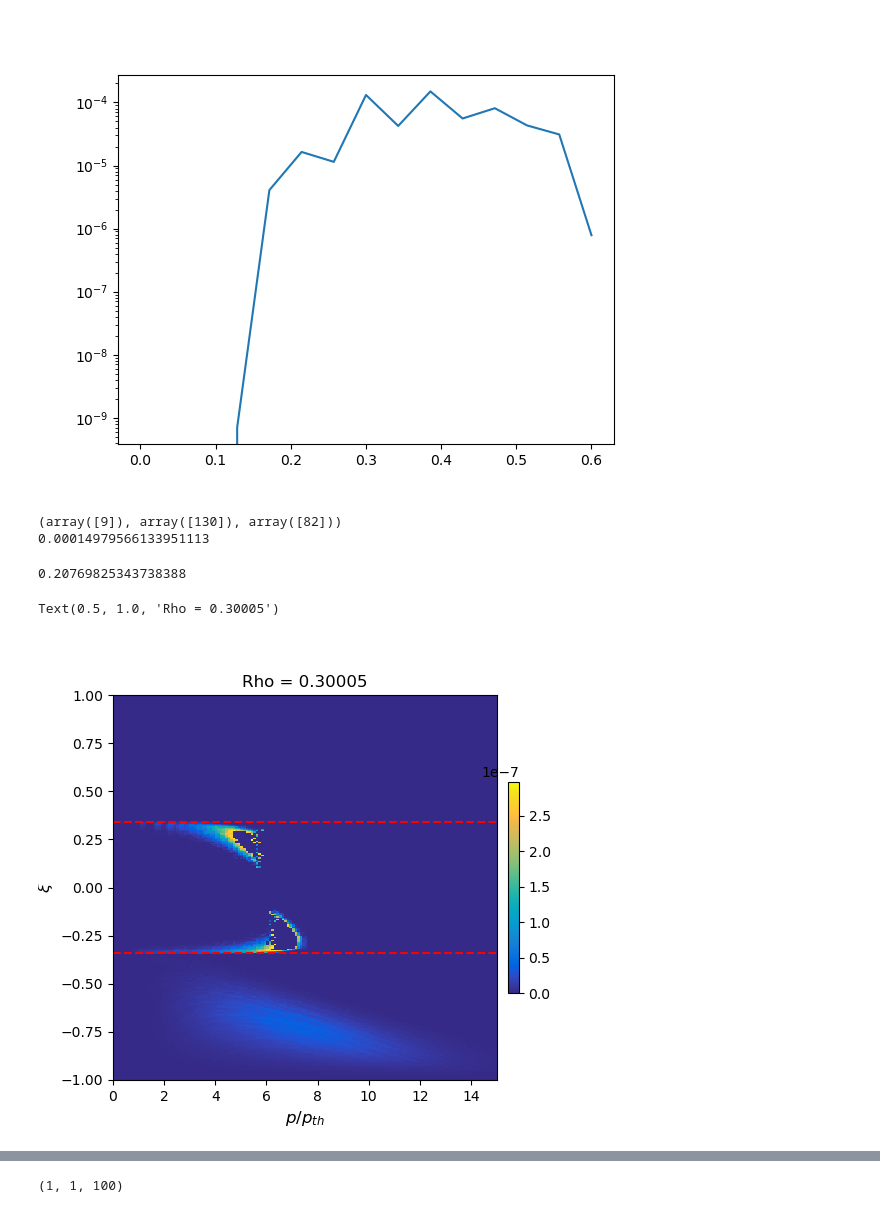
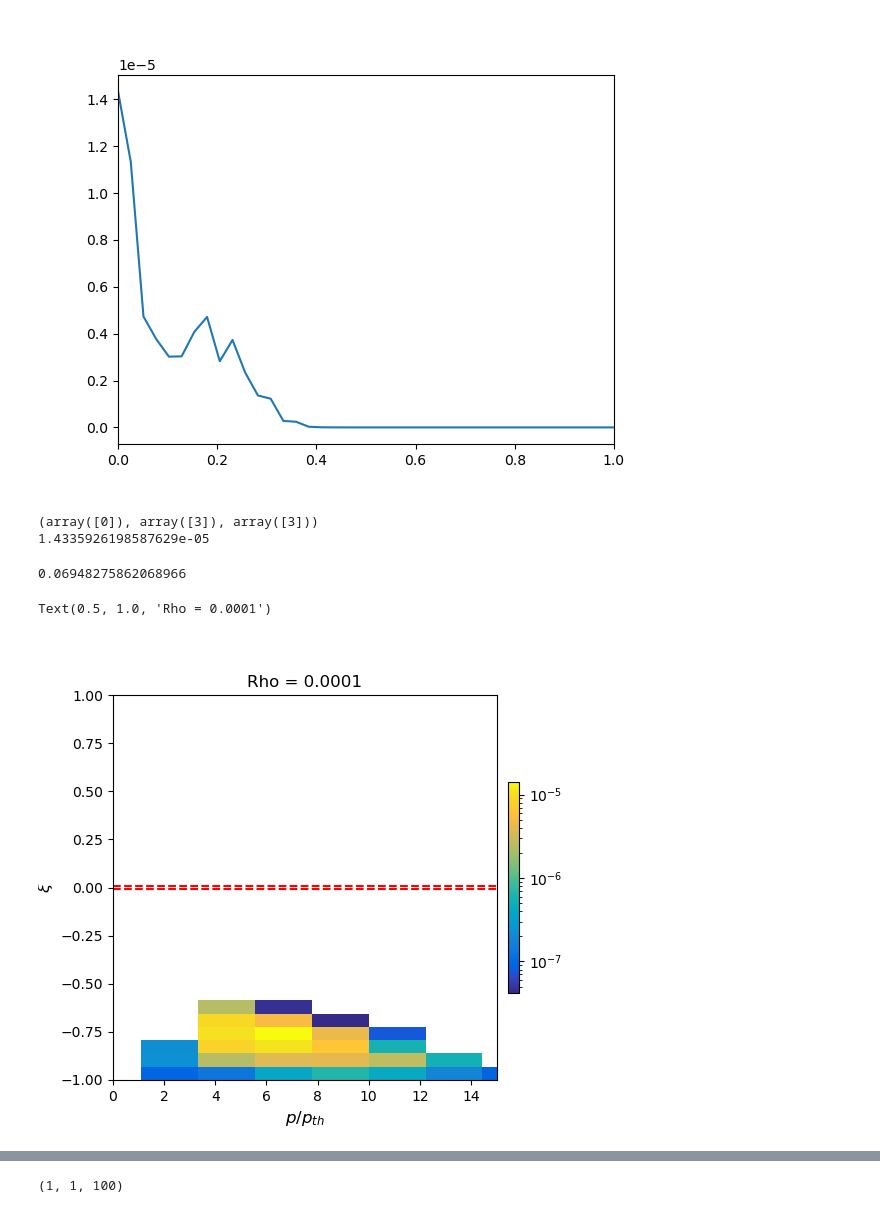
Before and after one commit to EwoutDevlaminck/WKBacca_QL, a Jupyter notebook: Analysis.ipynb, the cells around one changed output, grey strips where cells are left out. Cells and saved outputs as stored; diff of their text form; code cells hidden in the pictures.

Commit message:
Further work, nothing big changed. Added an ECRH case.

```diff
--- a/Analysis.ipynb
+++ b/Analysis.ipynb
@@ -58,8 +56,8 @@ cm_data = [[0.2081, 0.1663, 0.5292], [0.2116238095, 0.1897809524, 0.5776761905],
 parula_map = LinearSegmentedColormap.from_list('parula', cm_data)
 parula_map.set_under(cm_data[0])
 # %%
-filename = '/home/devlamin/Documents/WKBeam_related/WKBacca_QL/QL_bounce_TCV72644_test.h5'
-#filename = '/home/devlamin/Documents/WKBeam_related/Cases_ran_before/QL_bounce_TCV72644_test.h5'
+#filename = '/home/devlamin/Documents/WKBeam_related/WKBacca_QL/QL_bounce_TCV74302_test2.h5'
+filename = '/home/devlamin/Documents/WKBeam_related/WKBacca_QL/QL_bounce_TCV72644_test2.h5'
 #filename = '/home/devlamin/Documents/WKBeam_related/Cases_ran_before/QL_bounce_TCV74302_test.h5'
 #Had to move the file due to size limit
 # %%
@@ -90,7 +88,7 @@ Ppar, Pper = Pnorm*Ksi0, Pnorm*np.sqrt(1-Ksi0**2)
 
 PPAR = np.tile(Ppar, (len(psi), 1, 1))
 PPER = np.tile(Pper, (len(psi), 1, 1))
-KSI = np.tile(Ksi0, (len(psi), 1, 1))
+KSI0 = np.tile(Ksi0, (len(psi), 1, 1))
 
 RHO = np.tile(np.sqrt(psi.T), (len(p_norm), len(ksi0_h), 1)).T
 
@@ -100,5 +98,5 @@ print(QL_bounce_nofluct.shape)
 print(PPER.shape)
 print(PPAR.shape)
 print(RHO.shape)
-print(KSI.shape)
+print(KSI0.shape)
 # %% [output]
@@ -110,5 +108,5 @@ print(KSI.shape)
 # %%
-QL_bounce_nofluct = QL_bounce_nofluct*(1-KSI**2) # D_rf_pp, DKE 4.298
+QL_bounce_nofluct = QL_bounce_nofluct*(1-KSI0**2) # D_rf_pp, DKE 4.298
 # %%
 Ql_all = QL_bounce_nofluct.flatten()
 plt.figure()
@@ -121,20 +119,21 @@ plt.show()
 plt.figure()
 plt.plot(np.sqrt(psi),np.nanmax(QL_bounce_nofluct, axis=(1, 2)))
 
-plt.yscale('log')
+#plt.yscale('log')
+plt.xlim(0, 1)
 plt.show()
 # %% [output]
-[figure, old version]
+[figure, new version]
 # %%
 max_QL = np.nanmax(QL_bounce_nofluct)
 print(np.where(QL_bounce_nofluct == max_QL))
 QL_bounce_nofluct = np.where(np.isnan(QL_bounce_nofluct), 0, QL_bounce_nofluct)
-QL_bounce_nofluct = np.where(QL_bounce_nofluct > 3e-7, 0, QL_bounce_nofluct)
+#QL_bounce_nofluct = np.where(QL_bounce_nofluct > 4e-4, 0, QL_bounce_nofluct)
 
 print(max_QL)
 # %% [output]
-(array([9]), array([130]), array([82]))
-0.00014979566133951113
+(array([0]), array([3]), array([3]))
+1.4335926198587629e-05
 # %%
 Lowerbound = 1e-12
 QL_present_nofluct = QL_bounce_nofluct[QL_bounce_nofluct>Lowerbound]
@@ -146,32 +145,32 @@ RHO_present_nofluct = RHO[QL_bounce_nofluct>Lowerbound]
 PPAR_present_nofluct = PPAR[QL_bounce_nofluct>Lowerbound]
 PPER_present_nofluct = PPER[QL_bounce_nofluct>Lowerbound]
 # %% [output]
-0.20769825343738388
+0.06948275862068966
 # %%
 plt.figure(figsize=(6, 5))
 ax = plt.subplot(111)
 QL_bounce_nofluct = np.where(QL_bounce_nofluct<Lowerbound, 0, QL_bounce_nofluct)
-i = 7
-fig = ax.pcolormesh(Pnorm, Ksi0, QL_bounce_nofluct[i], cmap=parula_map)#, norm=LogNorm(1e-8, 1e-5))
+i = 0
+fig = ax.pcolormesh(Pnorm, Ksi0, QL_bounce_nofluct[i], cmap=parula_map, norm=LogNorm())
 #fig = ax.contourf(Pnorm, Ksi, QL_bounce_nofluct[i], levels=100, cmap=parula_map)#, norm=LogNorm(1e-4, 1e0))
 
 #fig = plt.contourf(PPAR[i], PPER[i], QL_bounce[i], cmap=parula_map, norm=LogNorm(),levels=np.logspace(-3, 0, 100))
 colorbar = plt.colorbar(fig, orientation='vertical', pad=.025, shrink=.55)
 #colorbar.set_label(label=r'$D^{EC,0}_{n=2,3}$ [A.U.]', size=10)
 #plt.contour(PPAR[i], PPER[i], Pnorm, levels=[10, 20, 29.99], colors='black', linestyles='dashed', linewidths=0.8)
 #plt.annotate(r'n=2', xy=(3, 1), xytext=(7, 2), textcoords='offset points', fontsize=12)
 #plt.annotate(r'n=3', xy=(13, 16), xytext=(7, 2), textcoords='offset points', fontsize=12)
 
 ax.axhline(Trapksi0_h[i], color='r', linestyle='--')
 ax.axhline(-Trapksi0_h[i], color='r', linestyle='--')
 ax.set_xlabel(r'$p/p_{th}$', size=12)
 ax.set_ylabel(r'$\xi$', size=12)
 ax.set_ylim(-1, 1)
 ax.set_xlim(0, 15)
 ax.set_title(f'Rho = {np.sqrt(psi[i])}')
 # %% [output]
-Text(0.5, 1.0, 'Rho = 0.30005')
+Text(0.5, 1.0, 'Rho = 0.0001')
-[figure, old version]
+[figure, new version]
 # %%
 def Trapping_line(p_par, Trapksi0_h, i_psi):
     #Trapping line, giving p_perp_Trap = p_par_Trap * sqrt(1 - ksi0_T^2)/ksi0_T*sign(p_par_Trap)
```
Also changed, not shown: parts of 6 cells of this notebook, 20 other files.
